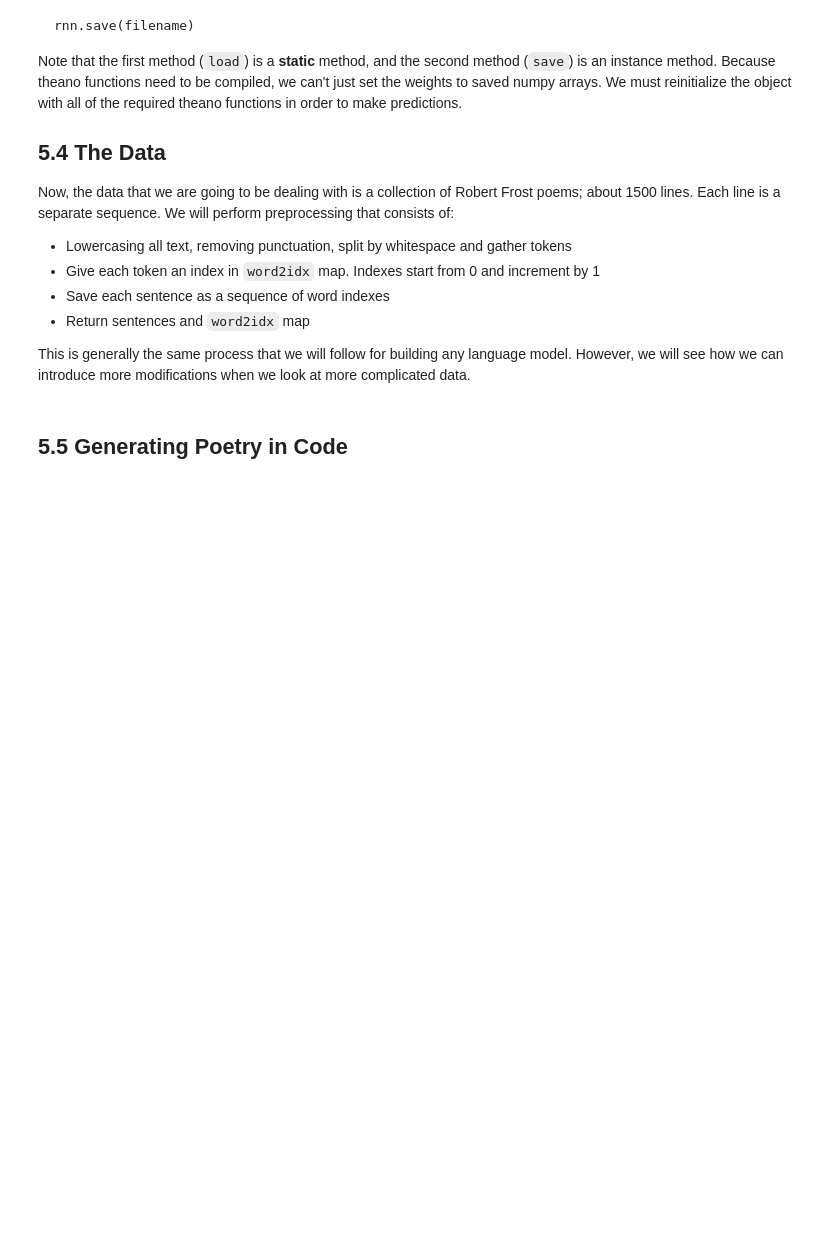
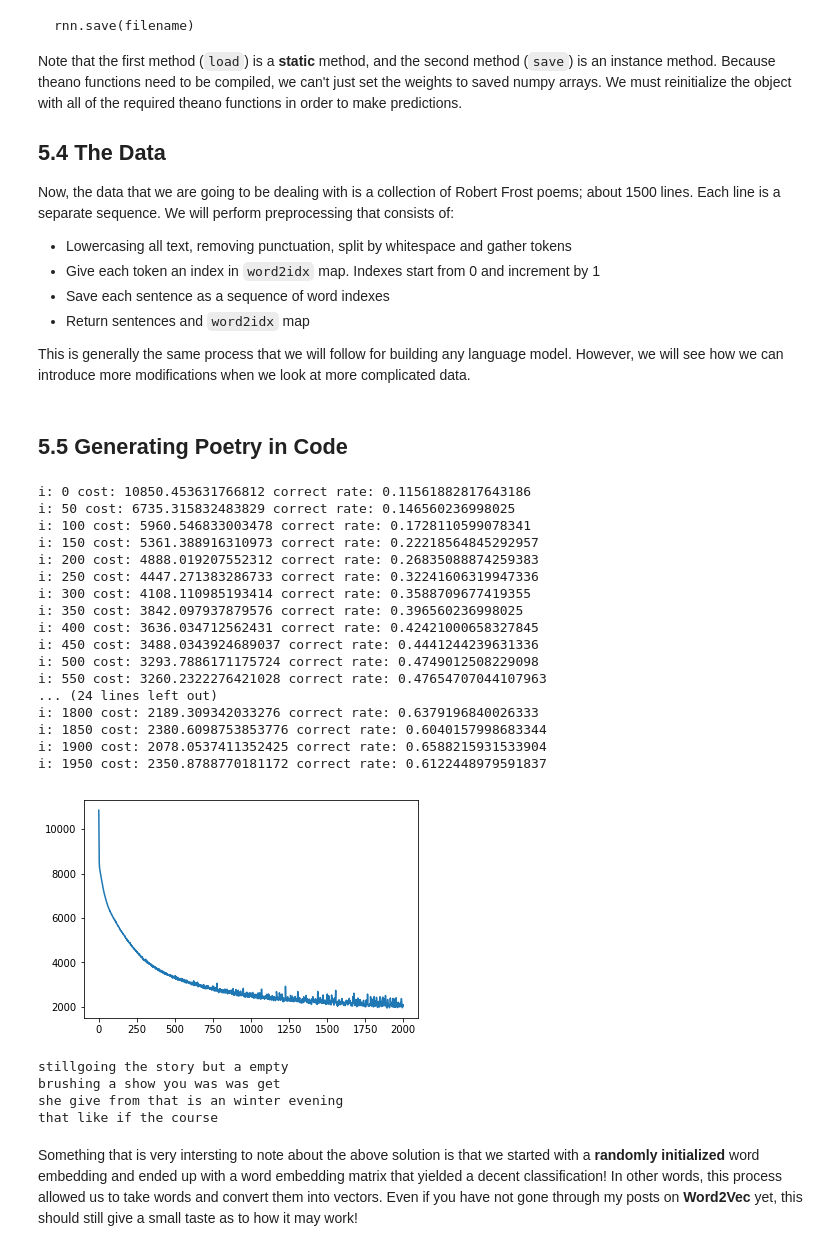
Before and after one commit to NathanielDake/intuitiveml, a Jupyter notebook: Deep_Learning/03-Recurrent_Neural_Networks-02-Word-Embeddings-and-Poetry.ipynb, the cells around one changed output. Drawn from its saved outputs; the diff is of its cells as text; code cells hidden in the pictures; blank space fills up the shorter version.

Commit message:
Updated RNN poetry training and generation example with Theano

```diff
--- a/Deep_Learning/03-Recurrent_Neural_Networks-02-Word-Embeddings-and-Poetry.ipynb
+++ b/Deep_Learning/03-Recurrent_Neural_Networks-02-Word-Embeddings-and-Poetry.ipynb
@@ -274,8 +274,6 @@ import theano.tensor as T
 import matplotlib.pyplot as plt
 
 from sklearn.utils import shuffle
-def init_weight(Mi, Mo):
-    return np.random.randn(Mi, Mo) / np.sqrt(Mi + Mo)
 # %%
 def init_weight(Mi, Mo):
     return np.random.randn(Mi, Mo) / np.sqrt(Mi + Mo)
@@ -402,0 +521,29 @@ class SimpleRNN:
+# %%
+if __name__ == '__main__':
+    train_poetry()
+    generate_poetry()
+# %% [output]
+i: 0 cost: 10850.453631766812 correct rate: 0.11561882817643186
+i: 50 cost: 6735.315832483829 correct rate: 0.146560236998025
+i: 100 cost: 5960.546833003478 correct rate: 0.1728110599078341
+i: 150 cost: 5361.388916310973 correct rate: 0.22218564845292957
+i: 200 cost: 4888.019207552312 correct rate: 0.26835088874259383
+i: 250 cost: 4447.271383286733 correct rate: 0.32241606319947336
+i: 300 cost: 4108.110985193414 correct rate: 0.3588709677419355
+i: 350 cost: 3842.097937879576 correct rate: 0.396560236998025
+i: 400 cost: 3636.034712562431 correct rate: 0.42421000658327845
+i: 450 cost: 3488.0343924689037 correct rate: 0.4441244239631336
+i: 500 cost: 3293.7886171175724 correct rate: 0.4749012508229098
+i: 550 cost: 3260.2322276421028 correct rate: 0.47654707044107963
+... (24 lines left out)
+i: 1800 cost: 2189.309342033276 correct rate: 0.6379196840026333
+i: 1850 cost: 2380.6098753853776 correct rate: 0.6040157998683344
+i: 1900 cost: 2078.0537411352425 correct rate: 0.6588215931533904
+i: 1950 cost: 2350.8788770181172 correct rate: 0.6122448979591837
+[figure, added]
+stillgoing the story but a empty
+brushing a show you was was get
+she give from that is an winter evening
+that like if the course
+# %% [markdown]
+Something that is very intersting to note about the above solution is that we started with a **randomly initialized** word embedding and ended up with a word embedding matrix that yielded a decent classification! In other words, this process allowed us to take words and convert them into vectors. Even if you have not gone through my posts on **Word2Vec** yet, this should still give a small taste as to how it may work!
```
Also changed, not shown: parts of 1 cell of this notebook, 1 other file.
